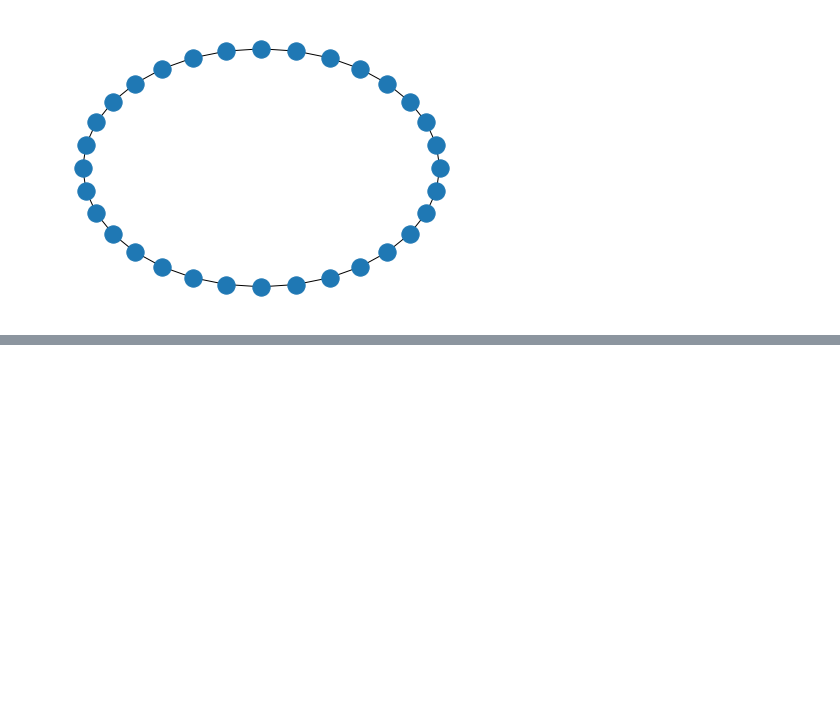
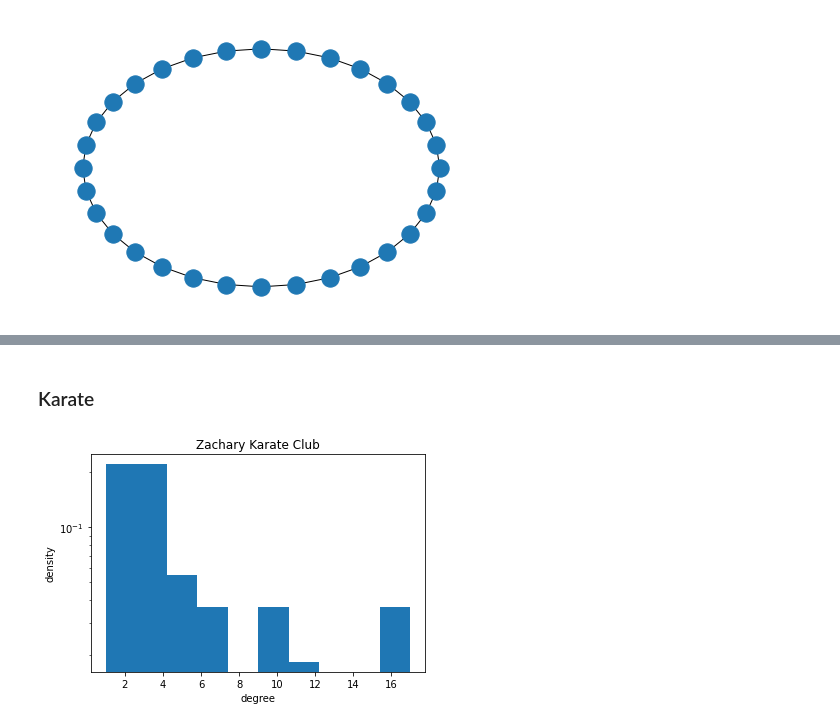
Before and after one commit to raffi07/NetSci22, a Jupyter notebook: NetSci22_A1.ipynb, the cells around one changed output, grey strips where cells are left out. Cells and saved outputs as stored; diff of their text form; code cells hidden in the pictures; blank space fills up the shorter version.

```diff
--- a/NetSci22_A1.ipynb
+++ b/NetSci22_A1.ipynb
@@ -71,0 +179,16 @@ nx.draw(G, pos=pos)
+# %% [markdown]
+### Karate
+# %%
+degs = [d for n, d in karate_graph.degree()]
+# my_bins = np.logspace(np.log10(min(degs)),np.log10(max(degs) +1), 20)
+# plt.xscale('log')
+plt.yscale('log')
+# plt.hist(degs,bins=my_bins, density=True)
+# 10 bins because of gaps but overall good overview of existing gaps (no log, because of max-degree 17)
+plt.hist(degs, bins=10, density=True)
+plt.title('Zachary Karate Club')
+plt.xlabel('degree')
+plt.ylabel('density')
+plt.show()
+# %% [output]
+[figure, added]
```
Also changed, not shown: parts of 16 cells of this notebook.
